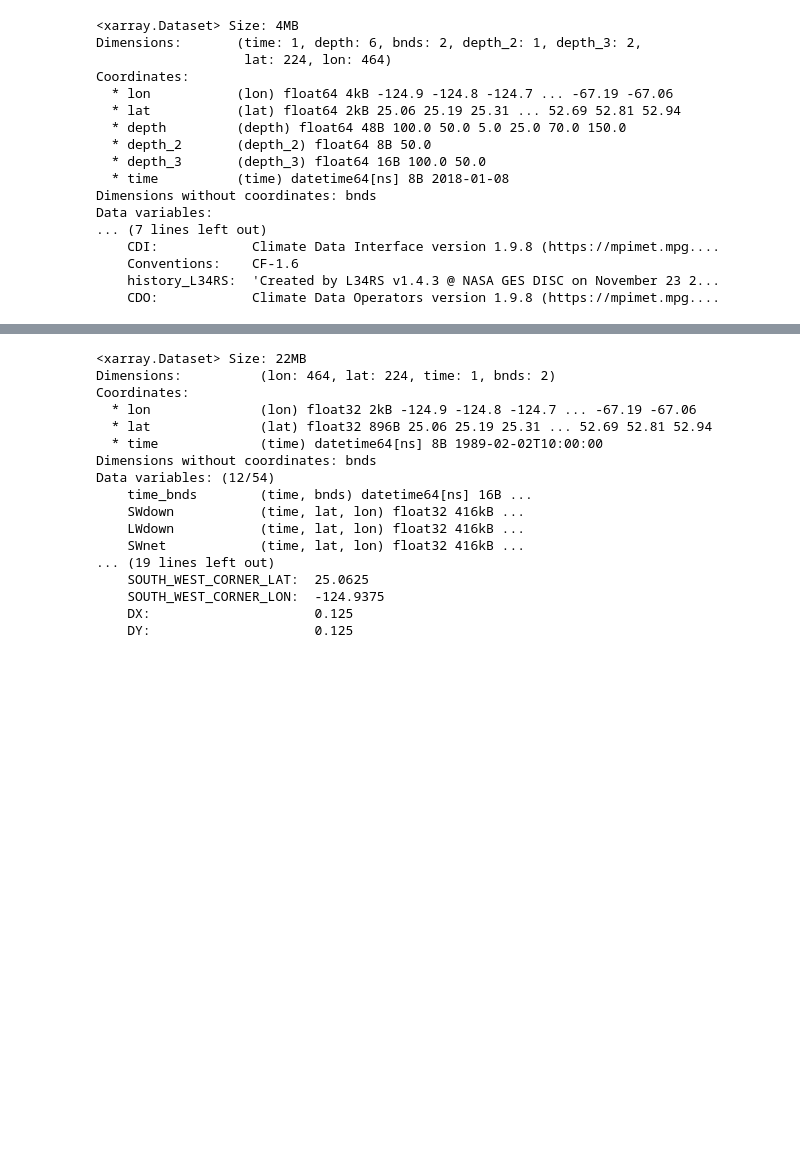
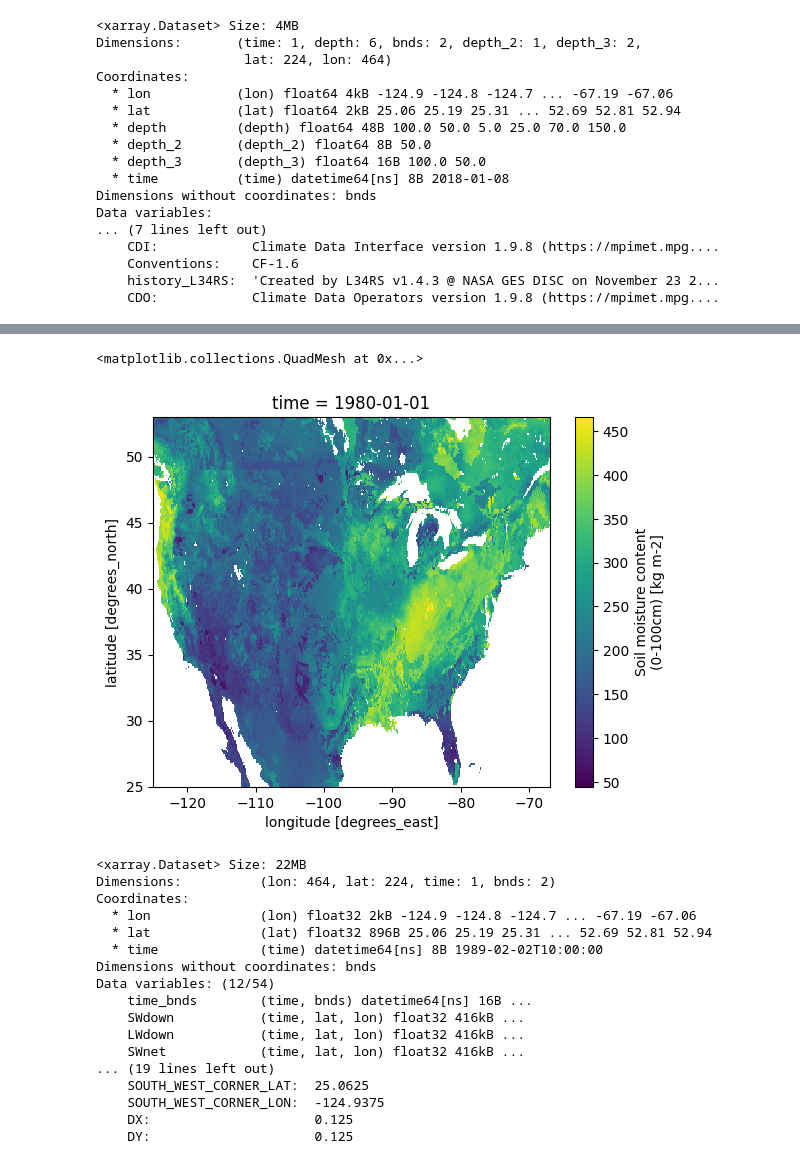
Before and after one commit to theo-avila/avila_et_al_2025_pyWBM_yield, a Jupyter notebook: 3a_working.ipynb, the cells around one changed output, grey strips where cells are left out. Cells and saved outputs as stored; diff of their text form; code cells hidden in the pictures; blank space fills up the shorter version.

```diff
--- a/3a_working.ipynb
+++ b/3a_working.ipynb
@@ -63,3 +61,9 @@ Data variables:
+# %%
+filein_forcing_nldas = "/storage/home/cta5244/work/pyWBM_yield_data/MOS_daily/NLDAS_0_100_soilm_MOS0125_H.A19800101.020.nc"
+xr.open_dataset(filein_forcing_nldas)['SoilM_0_100cm'].plot()
+# %% [output]
+<matplotlib.collections.QuadMesh at 0x...>
+[figure, added]
 # %%
 filein_mosaic = "/storage/group/pches/default/public/NLDAS/NOAH/hourly/NLDAS_NOAH0125_H.A19890202.1000.020.nc"
 xr.open_dataset(filein_mosaic)
```
Also changed, not shown: parts of 3 cells of this notebook, 13 other files.
